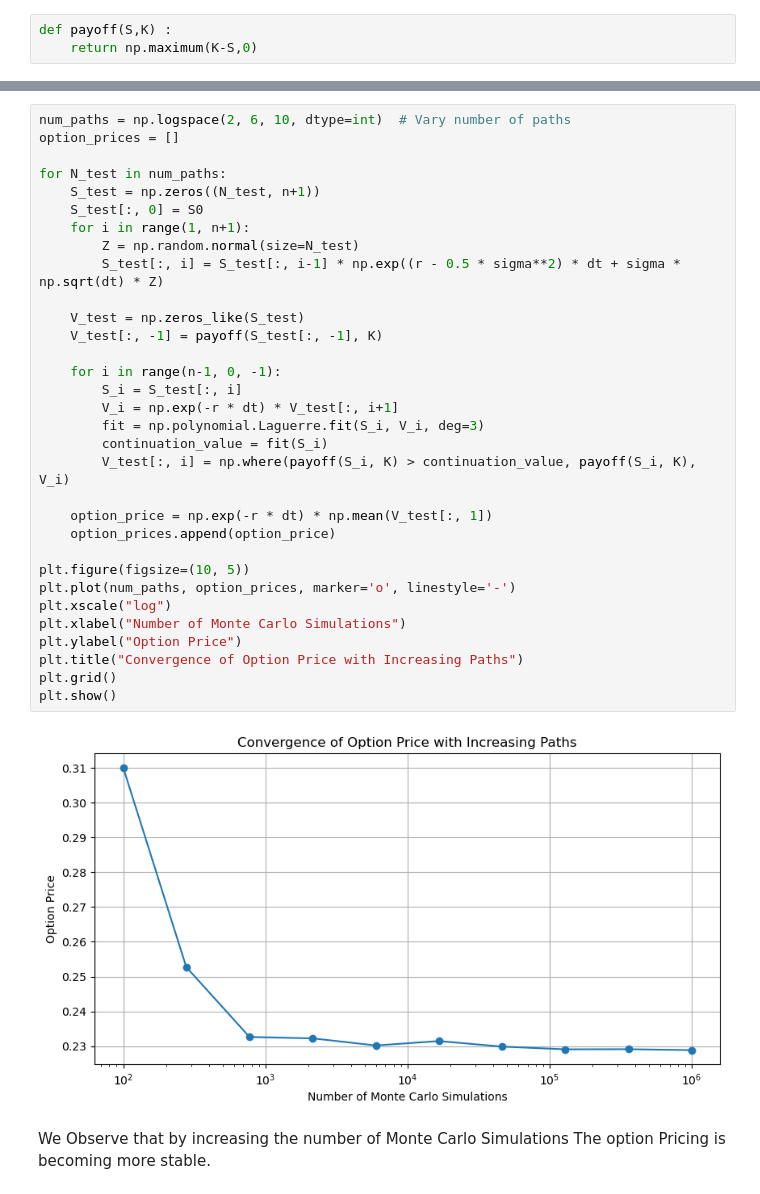
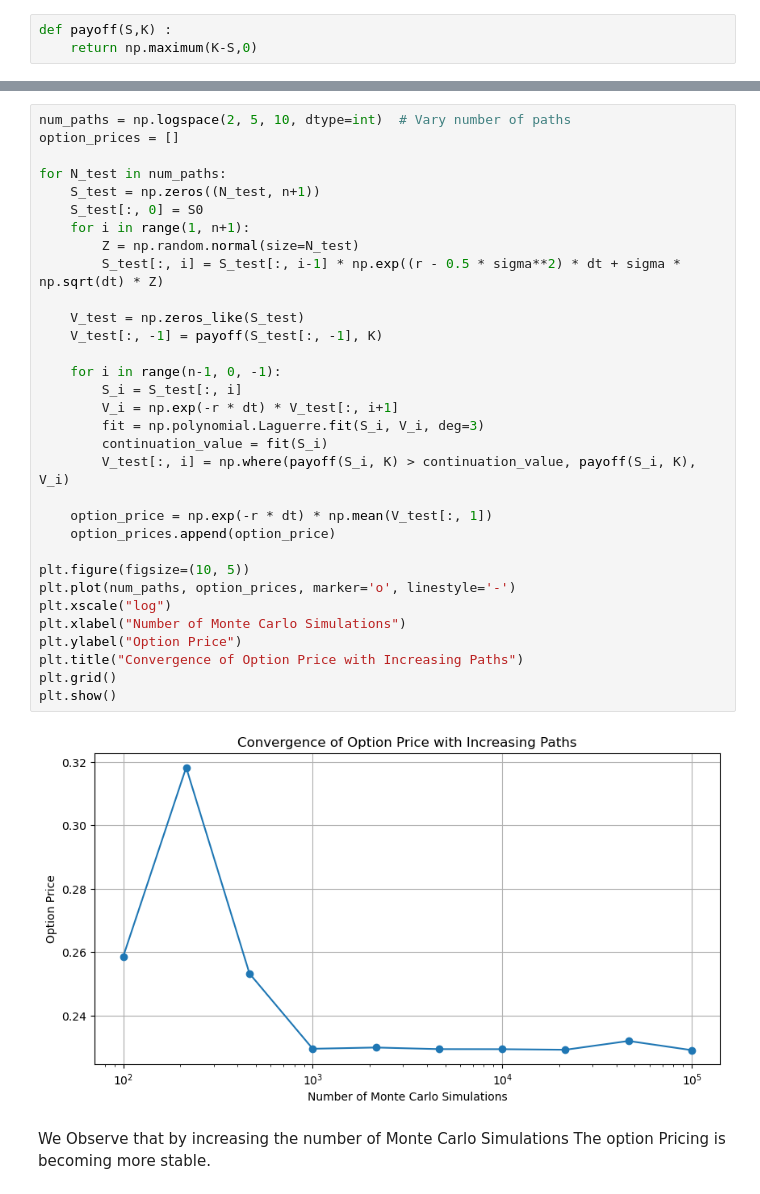
Before and after one commit to Youssef-Kallala/Option-Pricing-using-neural-network, a Jupyter notebook: OptionPricing.ipynb, the cells around one changed output, grey strips where cells are left out. Drawn from its saved outputs; the diff is of its cells as text.

```diff
--- a/OptionPricing.ipynb
+++ b/OptionPricing.ipynb
@@ -251,37 +251,37 @@ plt.show()
 # %%
-num_paths = np.logspace(2, 6, 10, dtype=int)  # Vary number of paths
+num_paths = np.logspace(2, 5, 10, dtype=int)  # Vary number of paths
 option_prices = []
 
 for N_test in num_paths:
     S_test = np.zeros((N_test, n+1))
     S_test[:, 0] = S0
     for i in range(1, n+1):
         Z = np.random.normal(size=N_test)
         S_test[:, i] = S_test[:, i-1] * np.exp((r - 0.5 * sigma**2) * dt + sigma * np.sqrt(dt) * Z)
 
     V_test = np.zeros_like(S_test)
     V_test[:, -1] = payoff(S_test[:, -1], K)
 
     for i in range(n-1, 0, -1):
         S_i = S_test[:, i]
         V_i = np.exp(-r * dt) * V_test[:, i+1]
         fit = np.polynomial.Laguerre.fit(S_i, V_i, deg=3)
         continuation_value = fit(S_i)
         V_test[:, i] = np.where(payoff(S_i, K) > continuation_value, payoff(S_i, K), V_i)
 
     option_price = np.exp(-r * dt) * np.mean(V_test[:, 1])
     option_prices.append(option_price)
 
 plt.figure(figsize=(10, 5))
 plt.plot(num_paths, option_prices, marker='o', linestyle='-')
 plt.xscale("log")
 plt.xlabel("Number of Monte Carlo Simulations")
 plt.ylabel("Option Price")
 plt.title("Convergence of Option Price with Increasing Paths")
 plt.grid()
 plt.show()
 # %% [output]
-[figure, old version]
+[figure, new version]
 # %% [markdown]
 We Observe that by increasing the number of Monte Carlo Simulations The option Pricing is becoming more stable.
 # %% [markdown]
```
Also changed, not shown: parts of 5 cells of this notebook.
